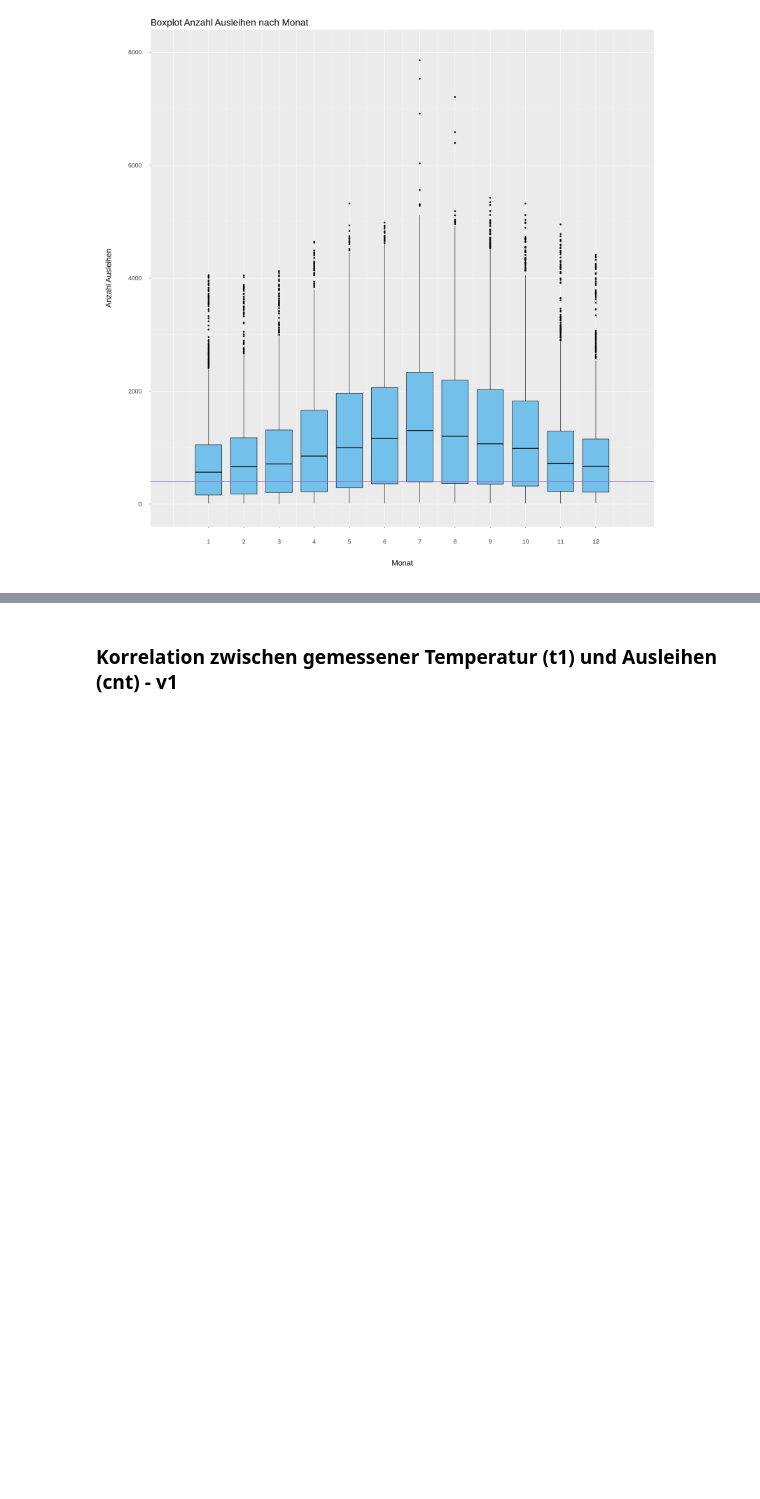
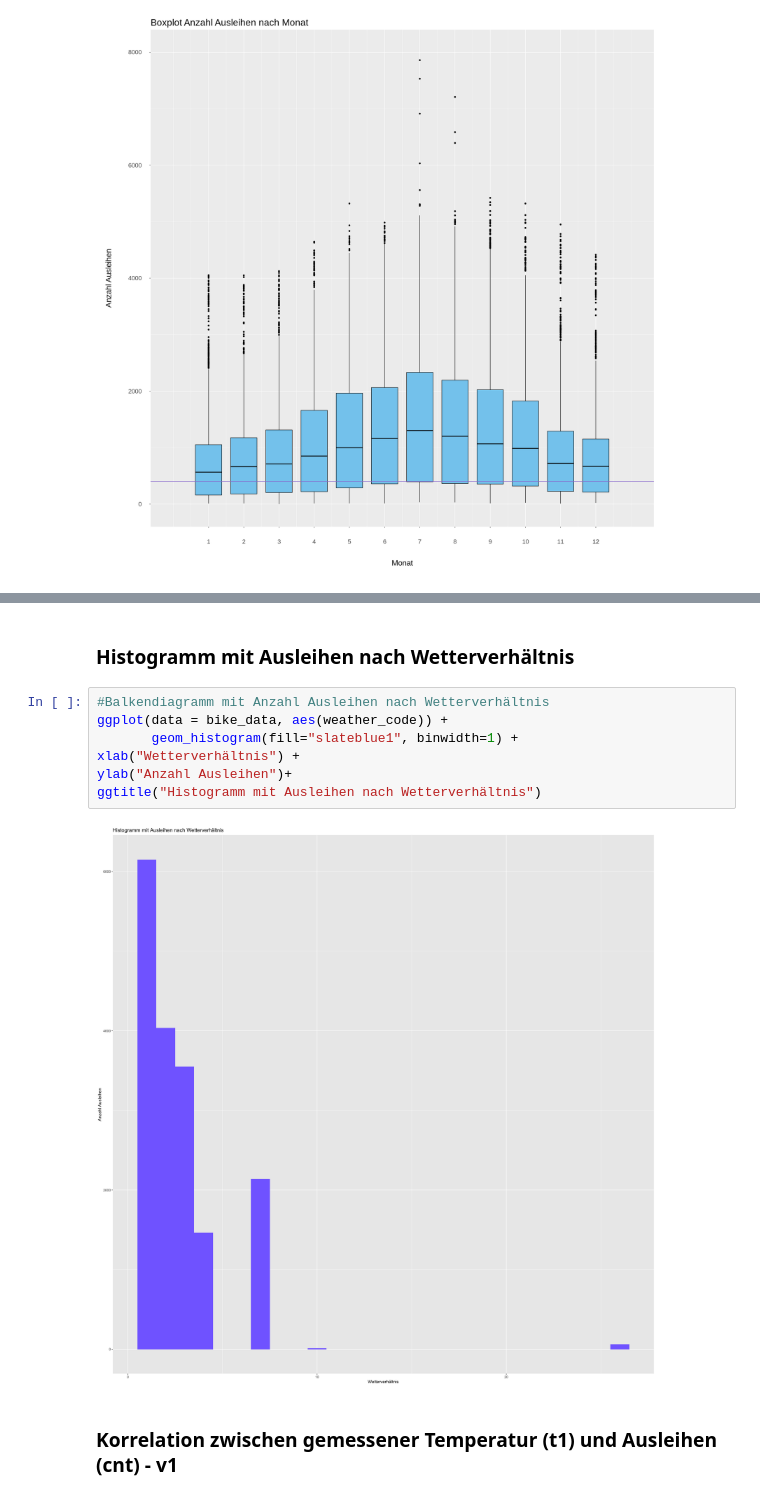
Before and after one commit to qcal12/BINA_Bike-Sharing-Economie, a Jupyter notebook: Bike Sharing Economie .ipynb, the cells around one changed output, grey strips where cells are left out. Cells and saved outputs as stored; diff of their text form; blank space fills up the shorter version.

```diff
--- a/Bike Sharing Economie .ipynb
+++ b/Bike Sharing Economie .ipynb
@@ -475,3 +503,14 @@ replace the existing scale.
+# %% [markdown]
+### Histogramm mit Ausleihen nach Wetterverhältnis
+# %%
+#Balkendiagramm mit Anzahl Ausleihen nach Wetterverhältnis
+ggplot(data = bike_data, aes(weather_code)) +
+       geom_histogram(fill="slateblue1", binwidth=1) +
+xlab("Wetterverhältnis") +
+ylab("Anzahl Ausleihen")+
+ggtitle("Histogramm mit Ausleihen nach Wetterverhältnis")
+# %% [output]
+[figure, added]
 # %% [markdown]
 ### Korrelation zwischen gemessener Temperatur (t1) und Ausleihen (cnt) - v1
 # %%
```
Also changed, not shown: parts of 14 cells of this notebook.
